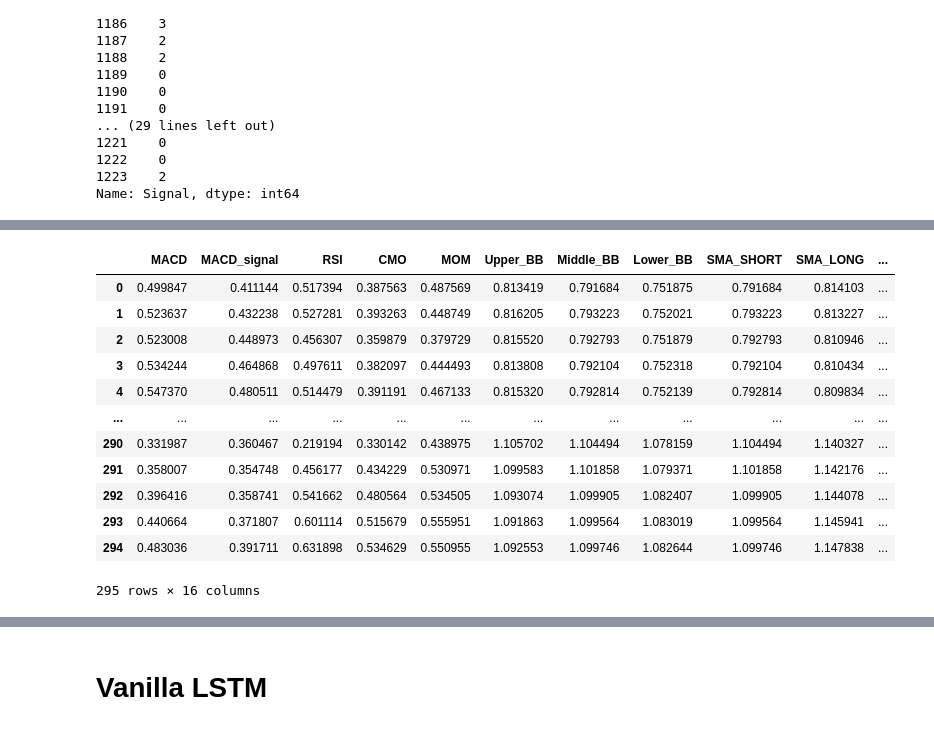
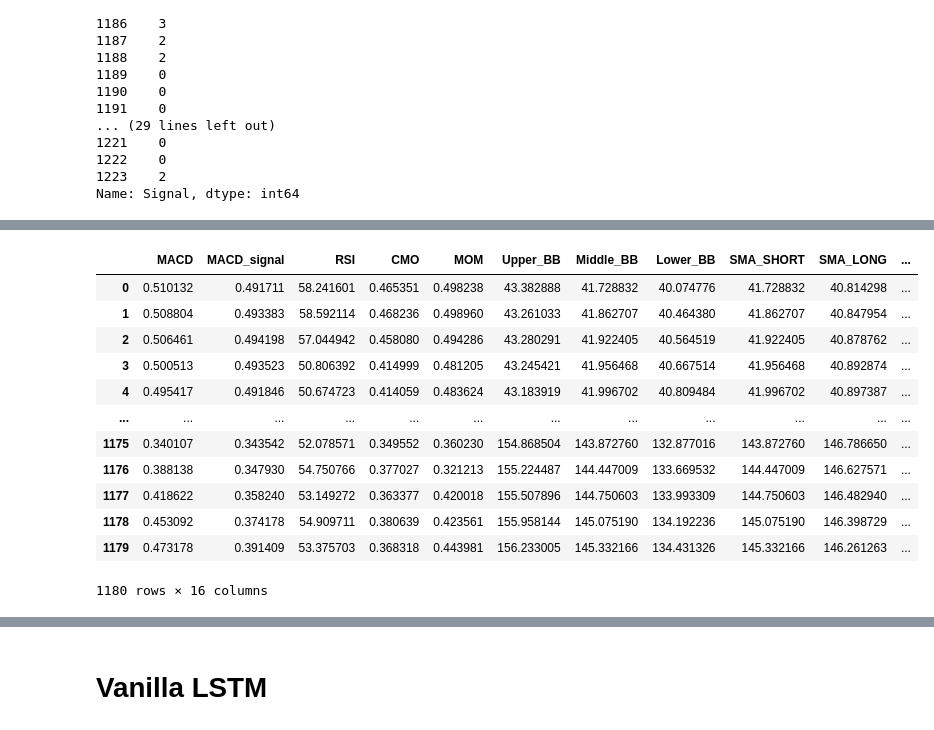
Before and after one commit to Ardaerd/Deep-Learning-Models, a Jupyter notebook: LSTM/LSTM_Classification.ipynb, the cells around one changed output, grey strips where cells are left out. Cells and saved outputs as stored; diff of their text form; code cells hidden in the pictures.

```diff
--- a/LSTM/LSTM_Classification.ipynb
+++ b/LSTM/LSTM_Classification.ipynb
@@ -519,39 +543,42 @@ array([ 0.42369838, 59.        ,  1.15686275,  0.57420925, 59.        ])
 # %%
 X_train_df = pd.DataFrame()
 X_test_df = pd.DataFrame()
 scaler_dict = {}
 
+X_train_df = X_train
+X_test_df = X_test
+
 for column in X_train.columns:
-    # Initialize a scaler
-    scaler = MinMaxScaler()
 
-    # Fit on the training data and transform it
-    X_train_scaled = scaler.fit_transform(X_train[column].to_numpy().reshape(-1, 1))
-    X_train_df[column] = X_train_scaled.flatten()
+    if column not in ["RSI", "Upper_BB", "Lower_BB", "Middle_BB", "SMA_SHORT", "SMA_LONG", "Return"]:
+        scaler = MinMaxScaler()
 
-    # Transform the test data using the same scaler
-    X_test_scaled = scaler.transform(X_test[column].to_numpy().reshape(-1, 1))
-    X_test_df[column] = X_test_scaled.flatten()
+        # Fit on the training data and transform it
+        X_train_scaled = scaler.fit_transform(X_train[[column]].values)
+        X_train_df[column] = X_train_scaled
 
-    scaler_dict[column] = scaler
+        # Transform the test data using the same scaler
+        X_test_scaled = scaler.transform(X_test[[column]].values)
+        X_test_df[column] = X_test_scaled
 
+        scaler_dict[column] = scaler
 
 
 X_train_df.head(24)
 
 features = X_train_df.columns
-X_test_df
+X_train_df
 # %% [output]
 |  | MACD | MACD_signal | RSI | CMO | MOM | Upper_BB | Middle_BB | Lower_BB | SMA_SHORT | SMA_LONG | ... |
-| 0 | 0.499847 | 0.411144 | 0.517394 | 0.387563 | 0.487569 | 0.813419 | 0.791684 | 0.751875 | 0.791684 | 0.814103 | ... |
-| 1 | 0.523637 | 0.432238 | 0.527281 | 0.393263 | 0.448749 | 0.816205 | 0.793223 | 0.752021 | 0.793223 | 0.813227 | ... |
-| 2 | 0.523008 | 0.448973 | 0.456307 | 0.359879 | 0.379729 | 0.815520 | 0.792793 | 0.751879 | 0.792793 | 0.810946 | ... |
-| 3 | 0.534244 | 0.464868 | 0.497611 | 0.382097 | 0.444493 | 0.813808 | 0.792104 | 0.752318 | 0.792104 | 0.810434 | ... |
-| 4 | 0.547370 | 0.480511 | 0.514479 | 0.391191 | 0.467133 | 0.815320 | 0.792814 | 0.752139 | 0.792814 | 0.809834 | ... |
+| 0 | 0.510132 | 0.491711 | 58.241601 | 0.465351 | 0.498238 | 43.382888 | 41.728832 | 40.074776 | 41.728832 | 40.814298 | ... |
+| 1 | 0.508804 | 0.493383 | 58.592114 | 0.468236 | 0.498960 | 43.261033 | 41.862707 | 40.464380 | 41.862707 | 40.847954 | ... |
+| 2 | 0.506461 | 0.494198 | 57.044942 | 0.458080 | 0.494286 | 43.280291 | 41.922405 | 40.564519 | 41.922405 | 40.878762 | ... |
+| 3 | 0.500513 | 0.493523 | 50.806392 | 0.414999 | 0.481205 | 43.245421 | 41.956468 | 40.667514 | 41.956468 | 40.892874 | ... |
+| 4 | 0.495417 | 0.491846 | 50.674723 | 0.414059 | 0.483624 | 43.183919 | 41.996702 | 40.809484 | 41.996702 | 40.897387 | ... |
 | ... | ... | ... | ... | ... | ... | ... | ... | ... | ... | ... | ... |
-| 290 | 0.331987 | 0.360467 | 0.219194 | 0.330142 | 0.438975 | 1.105702 | 1.104494 | 1.078159 | 1.104494 | 1.140327 | ... |
-| 291 | 0.358007 | 0.354748 | 0.456177 | 0.434229 | 0.530971 | 1.099583 | 1.101858 | 1.079371 | 1.101858 | 1.142176 | ... |
-| 292 | 0.396416 | 0.358741 | 0.541662 | 0.480564 | 0.534505 | 1.093074 | 1.099905 | 1.082407 | 1.099905 | 1.144078 | ... |
-| 293 | 0.440664 | 0.371807 | 0.601114 | 0.515679 | 0.555951 | 1.091863 | 1.099564 | 1.083019 | 1.099564 | 1.145941 | ... |
-| 294 | 0.483036 | 0.391711 | 0.631898 | 0.534629 | 0.550955 | 1.092553 | 1.099746 | 1.082644 | 1.099746 | 1.147838 | ... |
+| 1175 | 0.340107 | 0.343542 | 52.078571 | 0.349552 | 0.360230 | 154.868504 | 143.872760 | 132.877016 | 143.872760 | 146.786650 | ... |
+| 1176 | 0.388138 | 0.347930 | 54.750766 | 0.377027 | 0.321213 | 155.224487 | 144.447009 | 133.669532 | 144.447009 | 146.627571 | ... |
+| 1177 | 0.418622 | 0.358240 | 53.149272 | 0.363377 | 0.420018 | 155.507896 | 144.750603 | 133.993309 | 144.750603 | 146.482940 | ... |
+| 1178 | 0.453092 | 0.374178 | 54.909711 | 0.380639 | 0.423561 | 155.958144 | 145.075190 | 134.192236 | 145.075190 | 146.398729 | ... |
+| 1179 | 0.473178 | 0.391409 | 53.375703 | 0.368318 | 0.443981 | 156.233005 | 145.332166 | 134.431326 | 145.332166 | 146.261263 | ... |
-295 rows × 16 columns
+1180 rows × 16 columns
```
Also changed, not shown: parts of 26 cells of this notebook, 16 other files.
